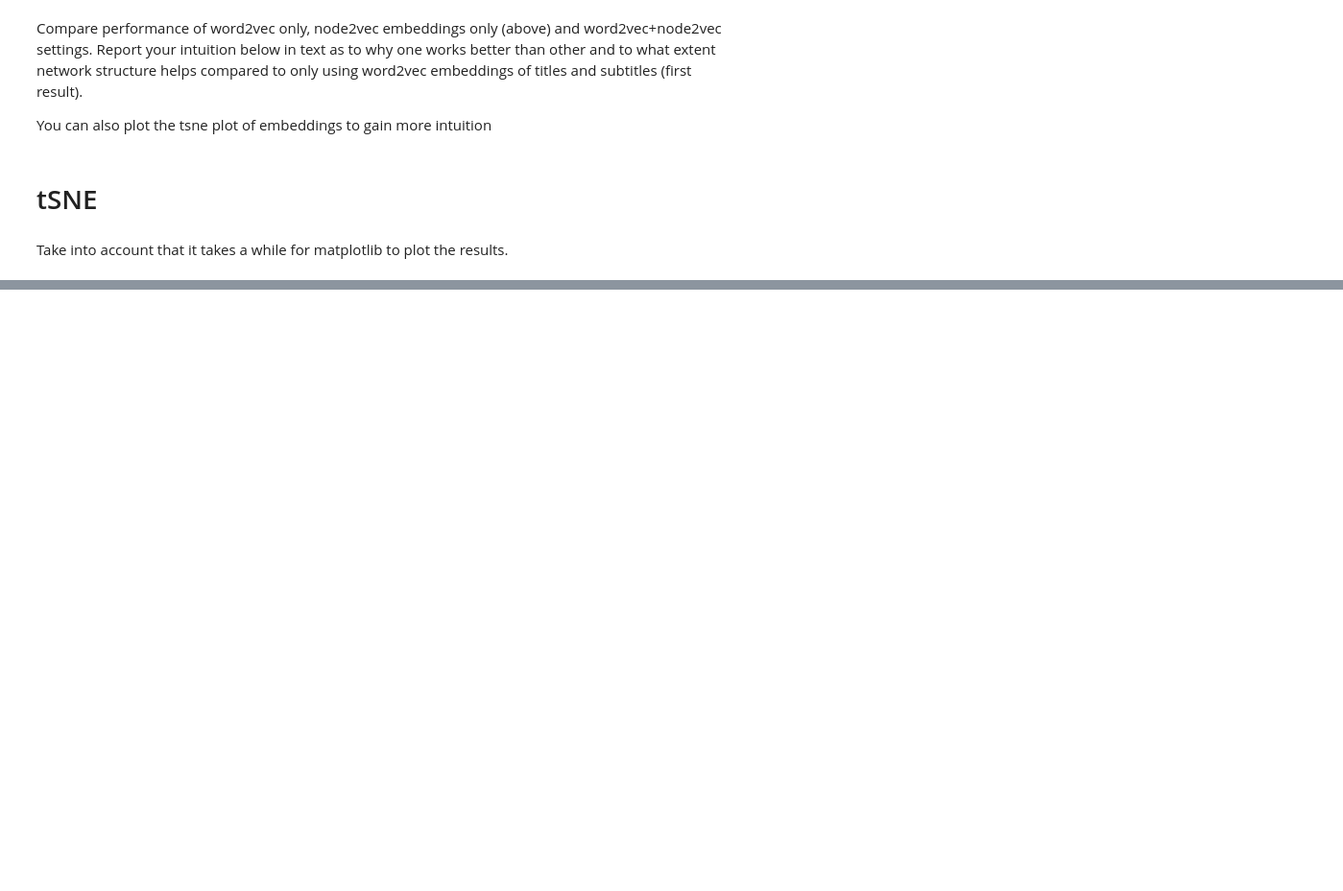
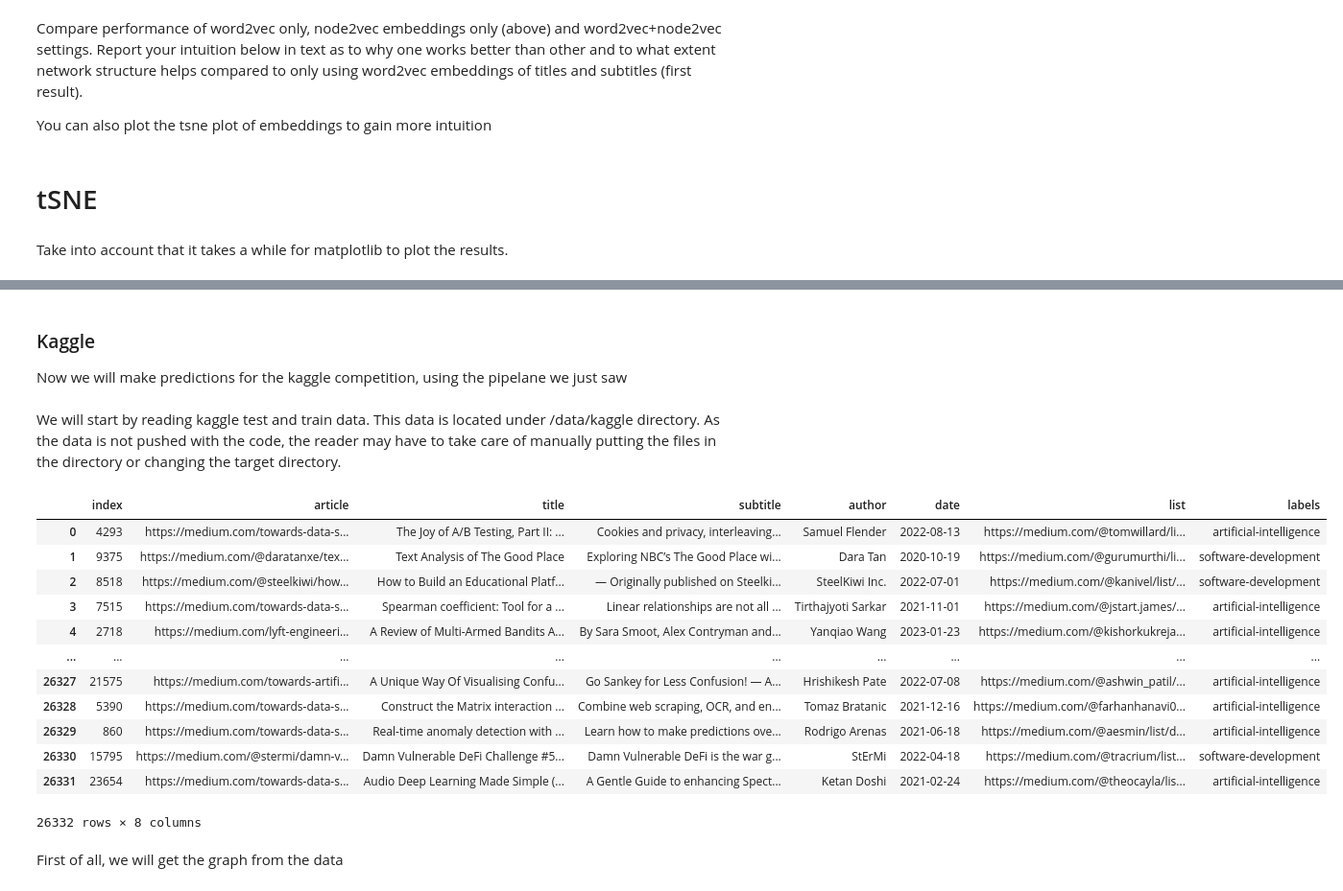
Before and after one commit to ignaciocunado/graphs, a Jupyter notebook: pipeline_assignment.ipynb, the cells around one changed output, grey strips where cells are left out. Shown: that part at 96% size. Saved outputs shown, nothing was run; the diff lists cells and outputs as text; code cells hidden in the pictures; blank space fills up the shorter version.

```diff
--- a/pipeline_assignment.ipynb
+++ b/pipeline_assignment.ipynb
@@ -534,0 +568,26 @@ plt.show()
+# %% [markdown]
+### Kaggle
+Now we will make predictions for the kaggle competition, using the pipelane we just saw
+# %% [markdown]
+We will start by reading kaggle test and train data.
+This data is located under /data/kaggle directory. As the data is not pushed with the code, the reader may have to take care of manually putting the files in the directory or changing the target directory.
+# %%
+kaggle_train_data = read_data("data/kaggle", "kaggle_train")
+
+kaggle_test_data = read_data("data/kaggle", "kaggle_test")
+
+kaggle_train_data
+# %% [output]
+|  | index | article | title | subtitle | author | date | list | labels |
+| 0 | 4293 | https://medium.com/towards-data-s... | The Joy of A/B Testing, Part II: ... | Cookies and privacy, interleaving... | Samuel Flender | 2022-08-13 | https://medium.com/@tomwillard/li... | artificial-intelligence |
+| 1 | 9375 | https://medium.com/@daratanxe/tex... | Text Analysis of The Good Place | Exploring NBC’s The Good Place wi... | Dara Tan | 2020-10-19 | https://medium.com/@gurumurthi/li... | software-development |
+| 2 | 8518 | https://medium.com/@steelkiwi/how... | How to Build an Educational Platf... | — Originally published on Steelki... | SteelKiwi Inc. | 2022-07-01 | https://medium.com/@kanivel/list/... | software-development |
+| 3 | 7515 | https://medium.com/towards-data-s... | Spearman coefficient: Tool for a ... | Linear relationships are not all ... | Tirthajyoti Sarkar | 2021-11-01 | https://medium.com/@jstart.james/... | artificial-intelligence |
+| 4 | 2718 | https://medium.com/lyft-engineeri... | A Review of Multi-Armed Bandits A... | By Sara Smoot, Alex Contryman and... | Yanqiao Wang | 2023-01-23 | https://medium.com/@kishorkukreja... | artificial-intelligence |
+| ... | ... | ... | ... | ... | ... | ... | ... | ... |
+| 26327 | 21575 | https://medium.com/towards-artifi... | A Unique Way Of Visualising Confu... | Go Sankey for Less Confusion! — A... | Hrishikesh Pate | 2022-07-08 | https://medium.com/@ashwin_patil/... | artificial-intelligence |
+| 26328 | 5390 | https://medium.com/towards-data-s... | Construct the Matrix interaction ... | Combine web scraping, OCR, and en... | Tomaz Bratanic | 2021-12-16 | https://medium.com/@farhanhanavi0... | artificial-intelligence |
+| 26329 | 860 | https://medium.com/towards-data-s... | Real-time anomaly detection with ... | Learn how to make predictions ove... | Rodrigo Arenas | 2021-06-18 | https://medium.com/@aesmin/list/d... | artificial-intelligence |
+| 26330 | 15795 | https://medium.com/@stermi/damn-v... | Damn Vulnerable DeFi Challenge #5... | Damn Vulnerable DeFi is the war g... | StErMi | 2022-04-18 | https://medium.com/@tracrium/list... | software-development |
+| 26331 | 23654 | https://medium.com/towards-data-s... | Audio Deep Learning Made Simple (... | A Gentle Guide to enhancing Spect... | Ketan Doshi | 2021-02-24 | https://medium.com/@theocayla/lis... | artificial-intelligence |
+26332 rows × 8 columns
@@ -534,0 +634,2 @@ plt.show()
+# %% [markdown]
+First of all, we will get the graph from the data
```
Also changed, not shown: parts of 37 cells of this notebook.
